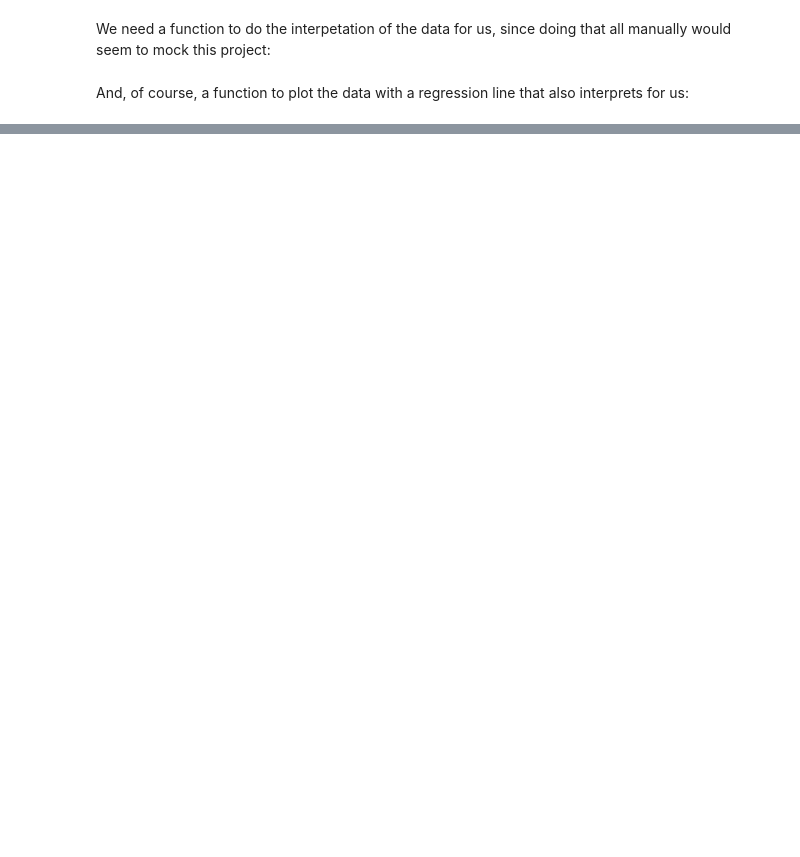
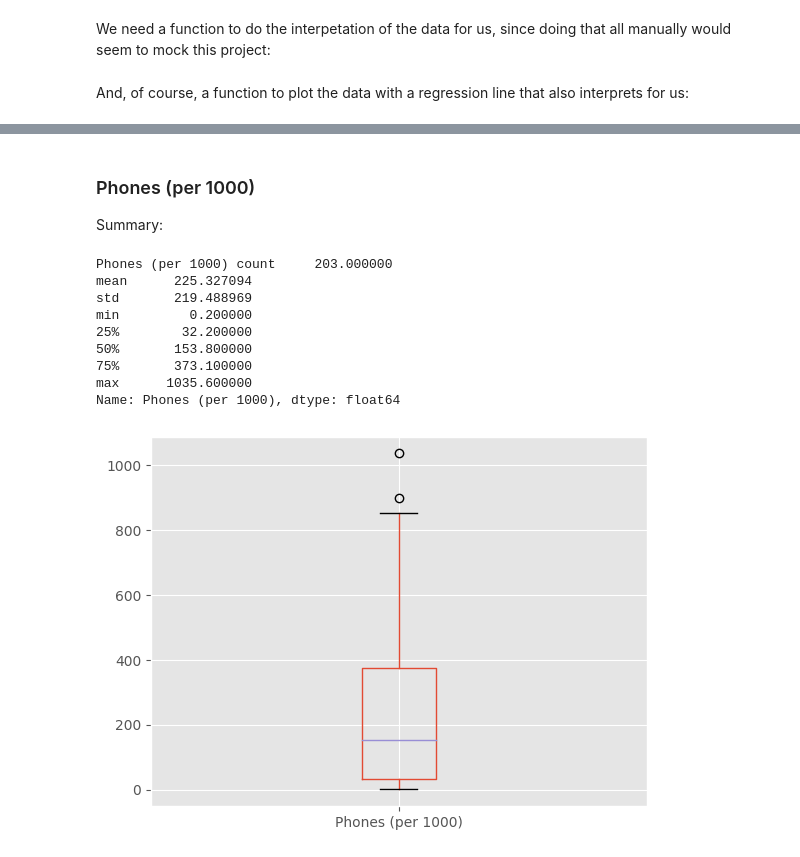
Before and after one commit to seanboe/stats_conetries, a Jupyter notebook: project.ipynb, the cells around one changed output, grey strips where cells are left out. Drawn from its saved outputs; the diff is of its cells as text; code cells hidden in the pictures; blank space fills up the shorter version.

```diff
--- a/project.ipynb
+++ b/project.ipynb
@@ -182,0 +262,17 @@ The linear regression has a standard error of 0.0001968679700228374.
+# %% [markdown]
+### Phones (per 1000)
+
+Summary:
+# %%
+summarize('Phones (per 1000)')
+# %% [output]
+Phones (per 1000) count     203.000000
+mean      225.327094
+std       219.488969
+min         0.200000
+25%        32.200000
+50%       153.800000
+75%       373.100000
+max      1035.600000
+Name: Phones (per 1000), dtype: float64
+[figure, added]
```
Also changed, not shown: parts of 15 cells of this notebook, 2 other files.
